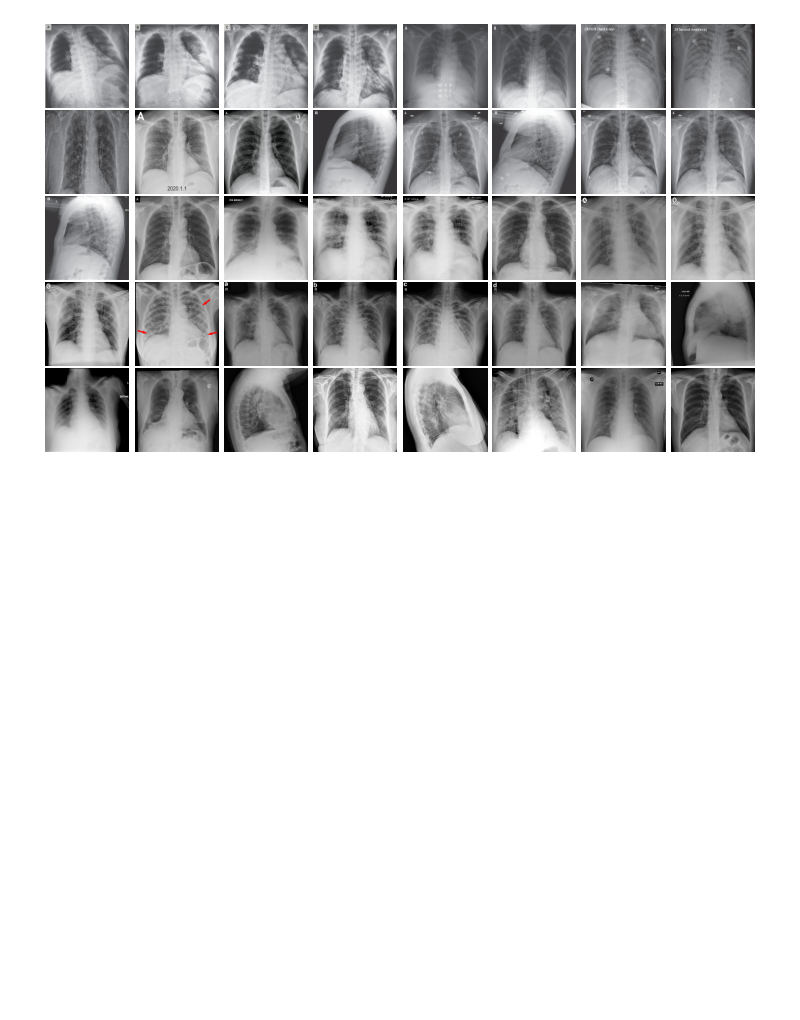
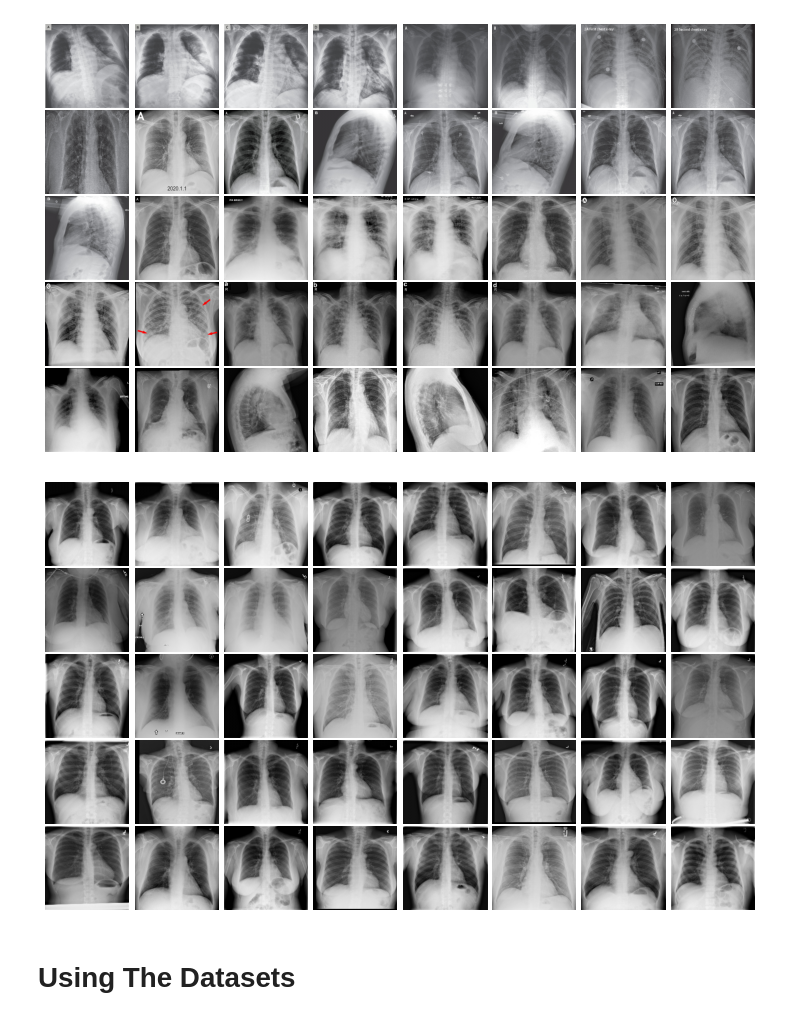
Before and after one commit to casper-hansen/COVID-19-Detection, a Jupyter notebook: Deep_Learning_for_COVID_19.ipynb, the cells around one changed output. Drawn from its saved outputs; the diff is of its cells as text; code cells hidden in the pictures; blank space fills up the shorter version.

Commit message:
Loaded new datasets and plotted it

```diff
--- a/Deep_Learning_for_COVID_19.ipynb
+++ b/Deep_Learning_for_COVID_19.ipynb
@@ -36,7 +41,7 @@ print(df.head(5))
 # %%
 columns = ['finding', 'filename']
 
-df = pd.read_csv(normal_metadata, usecols=columns)
+df_normal = pd.read_csv(normal_metadata, usecols=columns)
 
-print(df.shape)
-print(df.head(5))
+print(df_normal.shape)
+print(df_normal.head(5))
@@ -80,3 +92,33 @@ plt.tight_layout(pad=0.2)
 plt.show()
 # %% [output]
 [figure]
+# %%
+normal_images = []
+normal_labels = []
+
+for index, row in df_normal.iterrows():
+    image = cv2.imread(normal_image_folder + row.filename)
+    normal_images.append(image)
+
+    label = row.finding
+    normal_labels.append(label)
+
+# normalize images to be between 0 and 1
+normal_images = np.array(normal_images) / 255.0
+normal_labels = np.array(normal_labels)
+# %%
+nrows, ncols = 5, 8
+figsize = [10, 6]
+
+fig, ax = plt.subplots(nrows=nrows, ncols=ncols, figsize=figsize)
+
+for i, axi in enumerate(ax.flat):
+    axi.imshow(normal_images[i])
+    axi.set_axis_off()
+
+plt.tight_layout(pad=0.2)
+plt.show()
+# %% [output]
+[figure, added]
+# %% [markdown]
+# Using The Datasets
```
Also changed, not shown: parts of 5 cells of this notebook.
